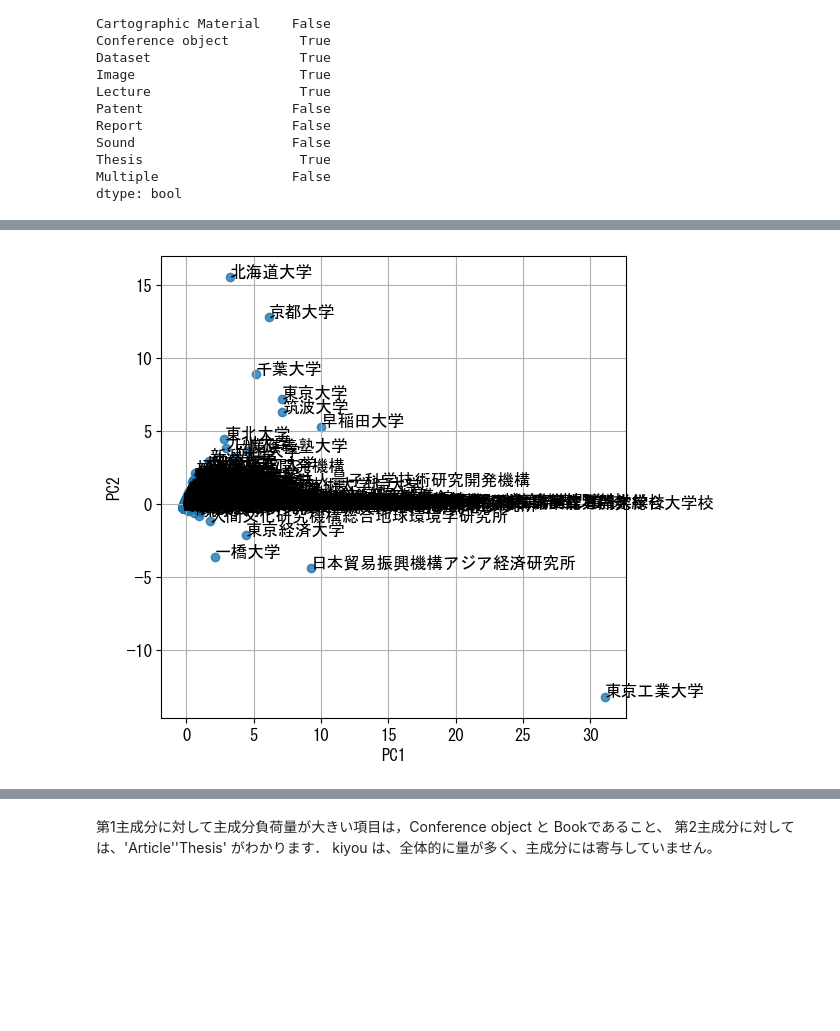
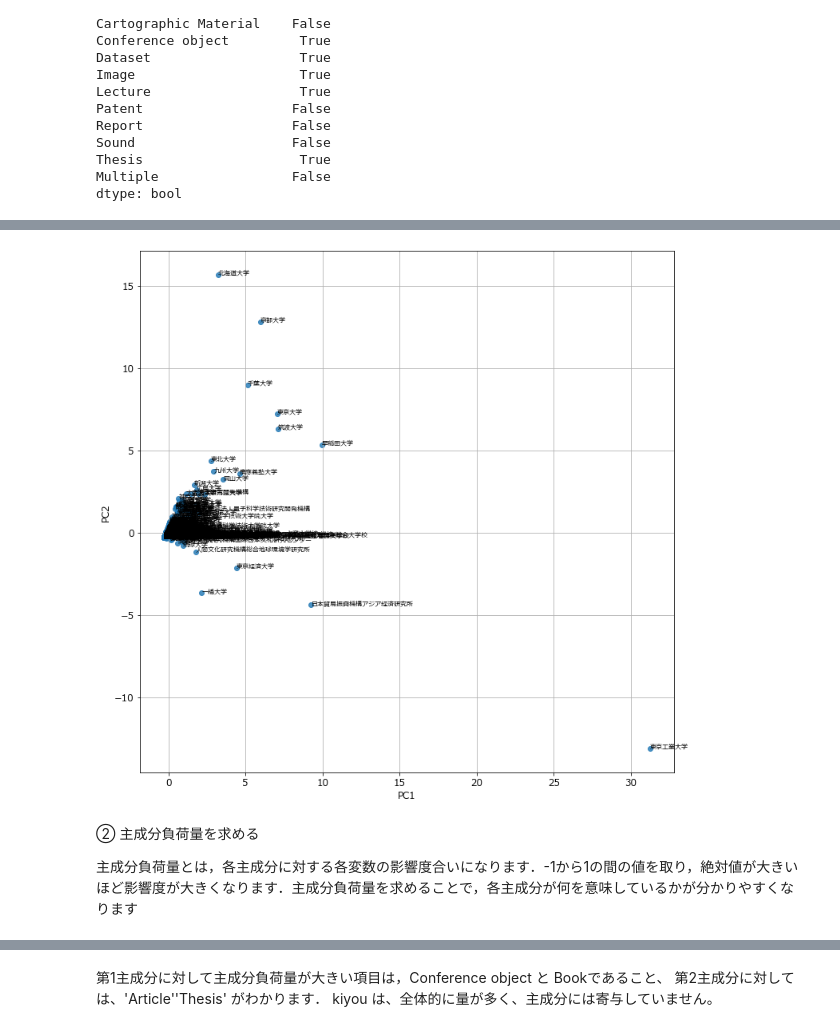
Before and after one commit to wonox/irdbscraping, a Jupyter notebook: irdb.ipynb, the cells around one changed output, grey strips where cells are left out. Drawn from its saved outputs; the diff is of its cells as text; code cells hidden in the pictures; blank space fills up the shorter version.

```diff
--- a/irdb.ipynb
+++ b/irdb.ipynb
@@ -11,6 +12,6 @@ Python 3.10.7Pandas 1.5.2
 # %%
 import pandas as pd
 # df = pd.read_excel('2022irdb.xlsx', index_col=0)
-df = pd.read_csv('2022.csv', index_col=0)
+df = pd.read_csv('data/2023.csv', index_col=0)
 print(df.tail(5))
 # %% [output]
@@ -33,7 +34,7 @@ print(df.tail(5))
 [5 rows x 123 columns]
 # %%
 # 統計データから、ある月分を抽出
-df2205 = df.loc['2022年11月']
+df2205 = df.loc['2023年01月']
 df2205.tail(2)
 # %% [output]
 |  | 機関名 | リポジトリ名 | 対象年 | 対象月 | 総件数 | 本文あり件数 | DOI付与件数 | embargoed access(全件数) | ... |
@@ -520,5 +542,6 @@ plt.show()
 # %%
 # 行・列ごとに欠損値の個数をカウント
-# print(df2205_all.isnull().sum(axis=0))
-df2205_all_dstd.dropna(how='all', axis=0, inplace=True)
+print(df2205_all.isnull().sum(axis=0))
+# A value is trying to be set on a copy of a slice from a DataFrame
+# df2205_all_dstd.dropna(how='all', axis=0, inplace=True)
 # %% [output]
@@ -625,0 +645,16 @@ pd.DataFrame(pca_row, columns=["PC{}".format(x + 1)
+# %%
+# 主成分得点
+'''
+pd.DataFrame(pca_row, columns=["PC{}".format(x + 1)
+    # for x in range(len(df2205_all_std.columns))]).describe().round(2)
+    for x in range(len(df2205_all_std.columns))])
+#              #.head()
+'''
+
+std_index_0 = df2205_all_std.index.to_list()
+# 主成分得点
+pca_tokuten_0 = pd.DataFrame(pca_row, columns=["PC{}".format(x + 1) for x in range(len(df2205_all_std.columns))])
+# pca_tokuten = pd.DataFrame(pca_row_o, columns=["PC{}".format(x + 1) for x in range(len(pca_row_df_o.columns))])
+pca_tokuten_0['index'] = std_index_0
+pca_tokuten_0.set_index('index', inplace=True)
+pca_tokuten_0.sort_values('PC1', ascending=False)
@@ -626,15 +709,17 @@ pd.DataFrame(pca_row, columns=["PC{}".format(x + 1)
 # %%
 # 第一主成分と第二主成分でプロットする
 import matplotlib.pyplot as plt
-plt.rcParams["font.family"] = "MS Gothic"
-plt.figure(figsize=(6, 6))
-# ラベルにインデクス（機関名）を追加する
-for x, y, name in zip(pca_row[:, 0], pca_row[:, 1], list(df2205_all_std.index)):
-    plt.text(x, y, name)
-plt.scatter(pca_row[:, 0], pca_row[:, 1], alpha=0.8)
+plt.rcParams["font.family"] = "Meiryo" # "MS Gothic"
+# 第一主成分と第二主成分でプロットする
+plt.figure(figsize=(12, 12))
+plt.scatter(pca_row[:, 0], pca_row[:, 1], alpha=0.8)  # c=list(df2205_all_std.iloc[:, 0]))
 plt.grid()
 plt.xlabel("PC1")
 plt.ylabel("PC2")
+
+
+for k, v in pca_tokuten_0.iterrows():
+             plt.annotate(k,xy=(v[0],v[1]),size=8)
 plt.show()
 # %% [output]
-[figure, old version]
+[figure, new version]
@@ -640,0 +729,4 @@ plt.show()
+# %% [markdown]
+② 主成分負荷量を求める
+
+主成分負荷量とは，各主成分に対する各変数の影響度合いになります．-1から1の間の値を取り，絶対値が大きいほど影響度が大きくなります．主成分負荷量を求めることで，各主成分が何を意味しているかが分かりやすくなります
```
Also changed, not shown: parts of 44 cells of this notebook, 1 other file.
